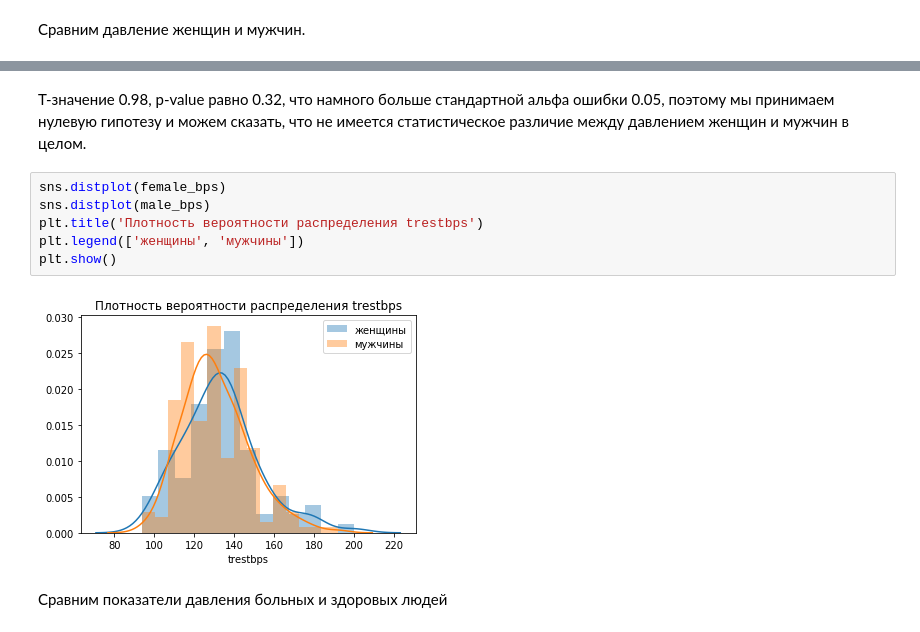
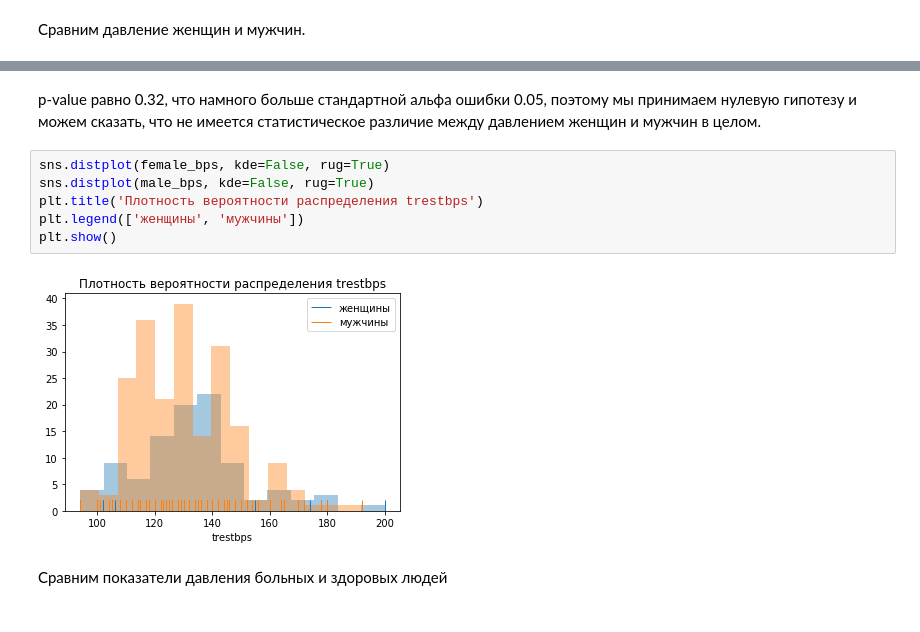
Before and after one commit to SIzrantsev/netology_statistics, a Jupyter notebook: lecture_3.ipynb, the cells around one changed output, grey strips where cells are left out. Saved outputs shown, nothing was run; the diff lists cells and outputs as text.

```diff
--- a/lecture_3.ipynb
+++ b/lecture_3.ipynb
@@ -686,15 +736,15 @@ stats.ttest_ind(female_bps, male_bps)
 # %% [output]
 Ttest_indResult(statistic=0.9864931536208362, pvalue=0.3246834797221042)
 # %% [markdown]
-T-значение 0.98, p-value равно 0.32, что намного больше стандартной альфа ошибки 0.05, поэтому мы принимаем нулевую гипотезу и можем сказать, что не имеется статистическое различие между давлением женщин и мужчин в целом.
+p-value равно 0.32, что намного больше стандартной альфа ошибки 0.05, поэтому мы принимаем нулевую гипотезу и можем сказать, что не имеется статистическое различие между давлением женщин и мужчин в целом.
 # %%
-sns.distplot(female_bps)
-sns.distplot(male_bps)
+sns.distplot(female_bps, kde=False, rug=True)
+sns.distplot(male_bps, kde=False, rug=True)
 plt.title('Плотность вероятности распределения trestbps')
 plt.legend(['женщины', 'мужчины'])
 plt.show()
 # %% [output]
-[figure, old version]
+[figure, new version]
 # %% [markdown]
 Сравним показатели давления больных и здоровых людей
 # %%
```
Also changed, not shown: parts of 14 cells of this notebook.
